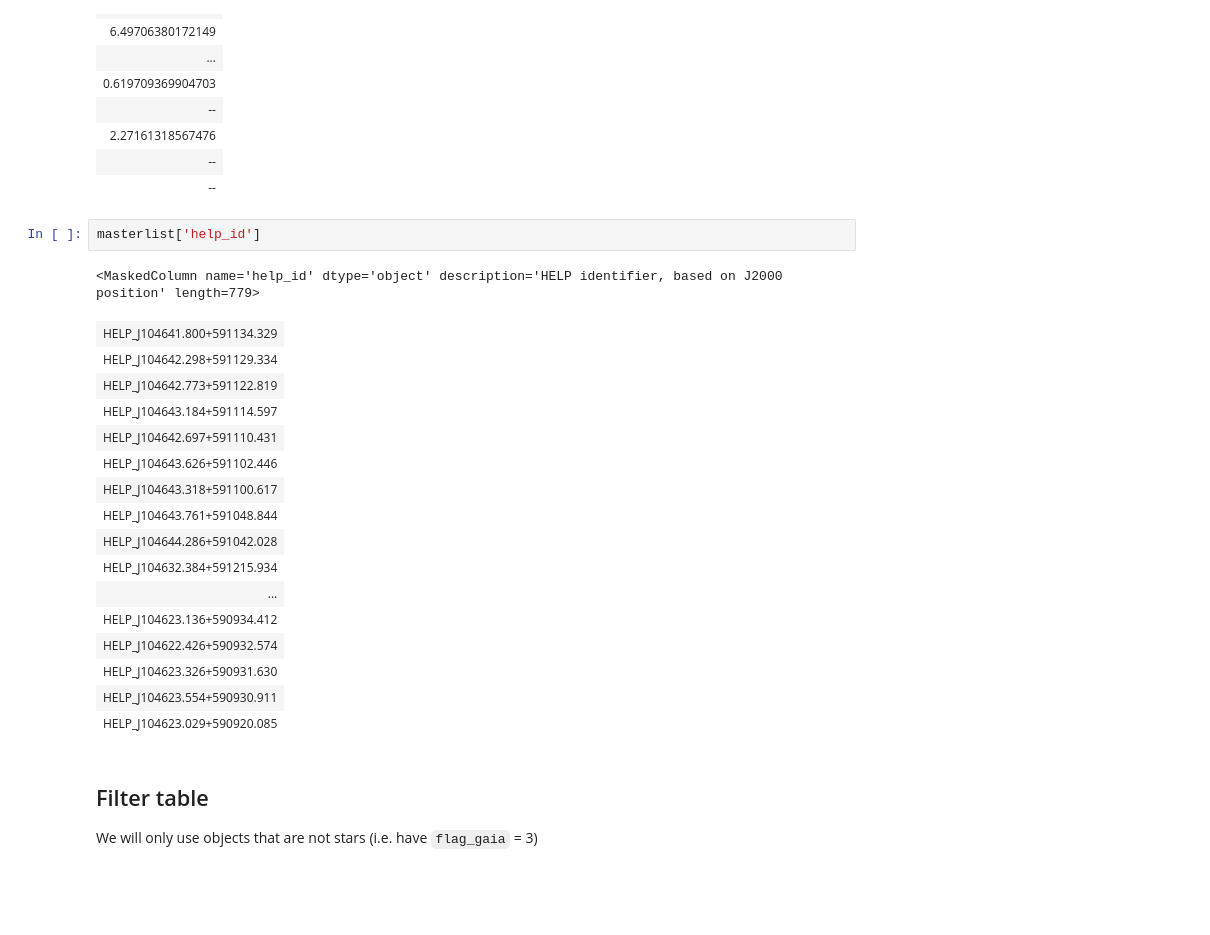
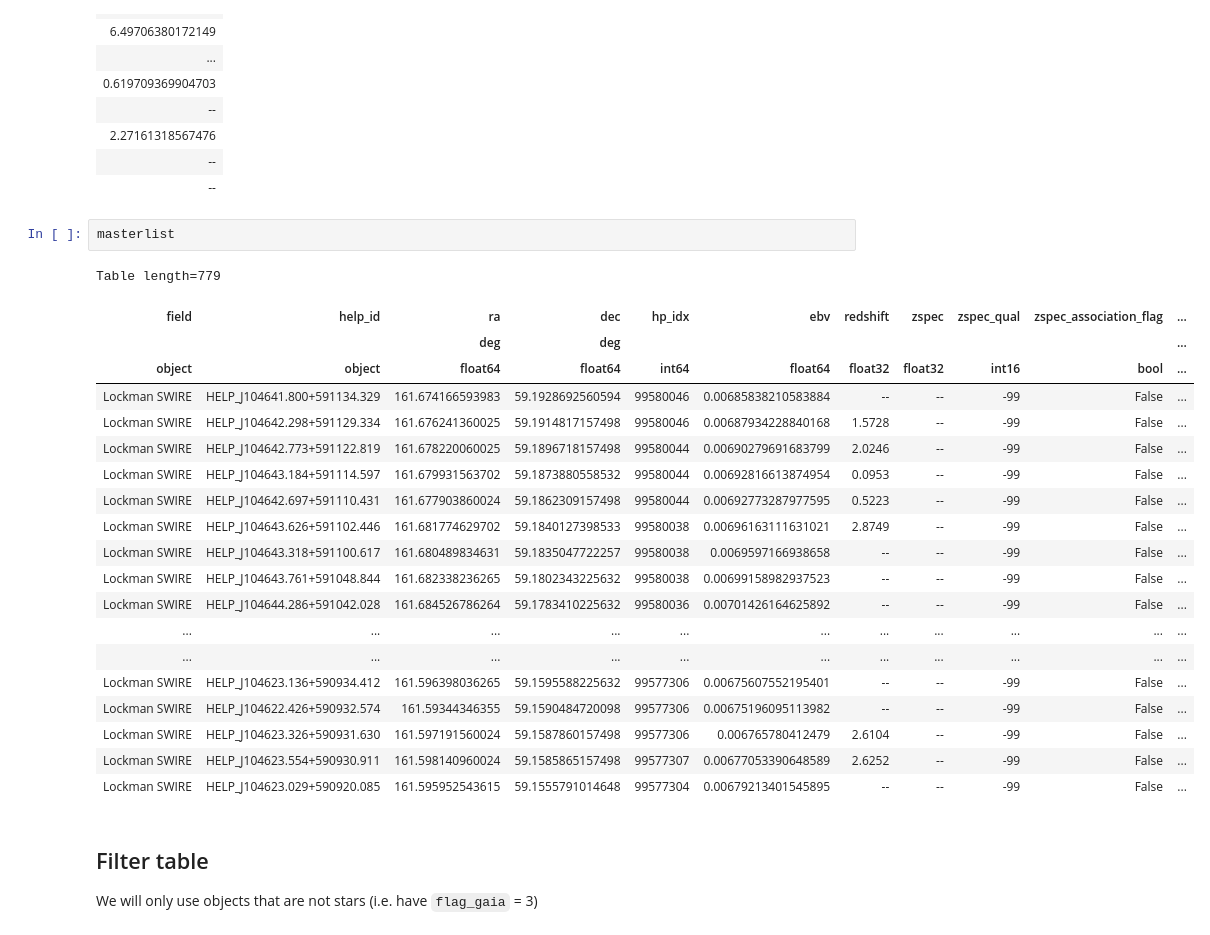
Before and after one commit to pdh21/Extreme_submm_SB_gals, a Jupyter notebook: docs/notebooks/modelling/XID+CIGALE-ESB_32-prior.ipynb, the cells around one changed output. Saved outputs shown, nothing was run; the diff lists cells and outputs as text; blank space fills up the shorter version.

```diff
--- a/docs/notebooks/modelling/XID+CIGALE-ESB_32-prior.ipynb
+++ b/docs/notebooks/modelling/XID+CIGALE-ESB_32-prior.ipynb
@@ -110,25 +114,28 @@ masterlist['f_irac_i1']
 | -- |
 | -- |
 # %%
-masterlist['help_id']
+masterlist
 # %% [output]
-<MaskedColumn name='help_id' dtype='object' description='HELP identifier, based on J2000 position' length=779>
+Table length=779
-| HELP_J104641.800+591134.329 |
-| HELP_J104642.298+591129.334 |
-| HELP_J104642.773+591122.819 |
-| HELP_J104643.184+591114.597 |
-| HELP_J104642.697+591110.431 |
-| HELP_J104643.626+591102.446 |
-| HELP_J104643.318+591100.617 |
-| HELP_J104643.761+591048.844 |
-| HELP_J104644.286+591042.028 |
-| HELP_J104632.384+591215.934 |
-| ... |
-| HELP_J104623.136+590934.412 |
-| HELP_J104622.426+590932.574 |
-| HELP_J104623.326+590931.630 |
-| HELP_J104623.554+590930.911 |
-| HELP_J104623.029+590920.085 |
+| field | help_id | ra | dec | hp_idx | ebv | redshift | zspec | zspec_qual | zspec_association_flag | ... |
+|  |  | deg | deg |  |  |  |  |  |  | ... |
+| object | object | float64 | float64 | int64 | float64 | float32 | float32 | int16 | bool | ... |
+| Lockman SWIRE | HELP_J104641.800+591134.329 | 161.674166593983 | 59.1928692560594 | 99580046 | 0.00685838210583884 | -- | -- | -99 | False | ... |
+| Lockman SWIRE | HELP_J104642.298+591129.334 | 161.676241360025 | 59.1914817157498 | 99580046 | 0.00687934228840168 | 1.5728 | -- | -99 | False | ... |
+| Lockman SWIRE | HELP_J104642.773+591122.819 | 161.678220060025 | 59.1896718157498 | 99580044 | 0.00690279691683799 | 2.0246 | -- | -99 | False | ... |
+| Lockman SWIRE | HELP_J104643.184+591114.597 | 161.679931563702 | 59.1873880558532 | 99580044 | 0.00692816613874954 | 0.0953 | -- | -99 | False | ... |
+| Lockman SWIRE | HELP_J104642.697+591110.431 | 161.677903860024 | 59.1862309157498 | 99580044 | 0.00692773287977595 | 0.5223 | -- | -99 | False | ... |
+| Lockman SWIRE | HELP_J104643.626+591102.446 | 161.681774629702 | 59.1840127398533 | 99580038 | 0.00696163111631021 | 2.8749 | -- | -99 | False | ... |
+| Lockman SWIRE | HELP_J104643.318+591100.617 | 161.680489834631 | 59.1835047722257 | 99580038 | 0.0069597166938658 | -- | -- | -99 | False | ... |
+| Lockman SWIRE | HELP_J104643.761+591048.844 | 161.682338236265 | 59.1802343225632 | 99580038 | 0.00699158982937523 | -- | -- | -99 | False | ... |
+| Lockman SWIRE | HELP_J104644.286+591042.028 | 161.684526786264 | 59.1783410225632 | 99580036 | 0.00701426164625892 | -- | -- | -99 | False | ... |
+| ... | ... | ... | ... | ... | ... | ... | ... | ... | ... | ... |
+| ... | ... | ... | ... | ... | ... | ... | ... | ... | ... | ... |
+| Lockman SWIRE | HELP_J104623.136+590934.412 | 161.596398036265 | 59.1595588225632 | 99577306 | 0.00675607552195401 | -- | -- | -99 | False | ... |
+| Lockman SWIRE | HELP_J104622.426+590932.574 | 161.59344346355 | 59.1590484720098 | 99577306 | 0.00675196095113982 | -- | -- | -99 | False | ... |
+| Lockman SWIRE | HELP_J104623.326+590931.630 | 161.597191560024 | 59.1587860157498 | 99577306 | 0.006765780412479 | 2.6104 | -- | -99 | False | ... |
+| Lockman SWIRE | HELP_J104623.554+590930.911 | 161.598140960024 | 59.1585865157498 | 99577307 | 0.00677053390648589 | 2.6252 | -- | -99 | False | ... |
+| Lockman SWIRE | HELP_J104623.029+590920.085 | 161.595952543615 | 59.1555791014648 | 99577304 | 0.00679213401545895 | -- | -- | -99 | False | ... |
 # %% [markdown]
 ## Filter table
 We will only use objects that are not stars (i.e. have `flag_gaia` = 3)
```
Also changed, not shown: parts of 2 cells of this notebook, 6 other files.
